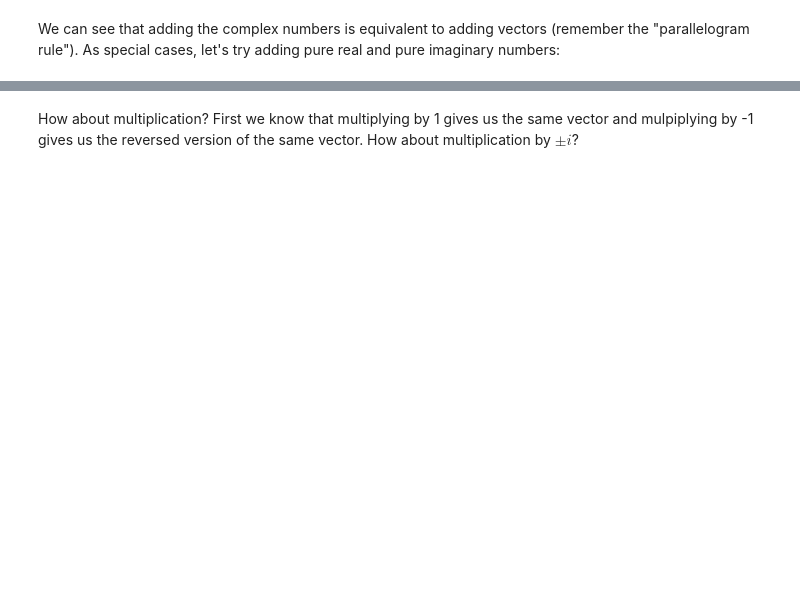
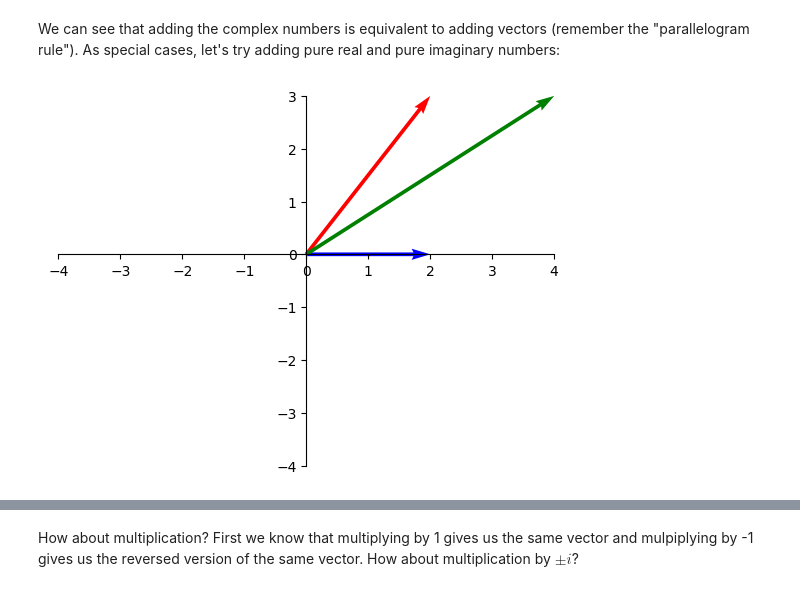
Before and after one commit to petiatodorova/Math-Concepts-For-Developers-June2024, a Jupyter notebook: 06.Basic-Algebra-Exercise/Basic Algebra Exercise.ipynb, the cells around one changed output, grey strips where cells are left out. Saved outputs shown, nothing was run; the diff lists cells and outputs as text; code cells hidden in the pictures; blank space fills up the shorter version.

```diff
--- a/06.Basic-Algebra-Exercise/Basic Algebra Exercise.ipynb
+++ b/06.Basic-Algebra-Exercise/Basic Algebra Exercise.ipynb
@@ -262,7 +294,9 @@ We can see that adding the complex numbers is equivalent to adding vectors (reme
 # %%
 z1 = 2 + 3j
 z2 = 2 + 0j
-plot_complex_numbers([z1, z2, z1 + z2], ["red", "blue", "green"])
+plot_complex_numbers([z1, z2, z1 + z2], ["red", "blue", "green"], 5, 4)
+# %% [output]
+[figure, added]
 # %%
 z1 = 2 + 3j
 z2 = 0 + 2j
```
Also changed, not shown: parts of 6 cells of this notebook.
